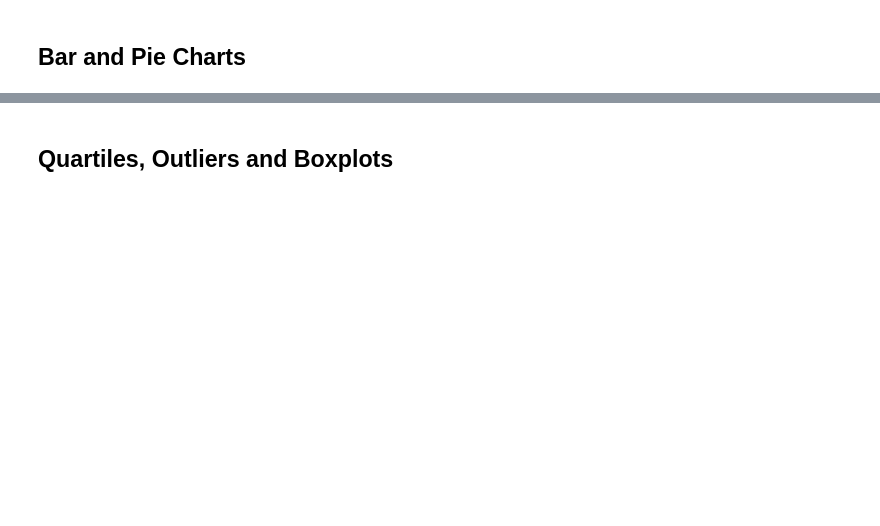
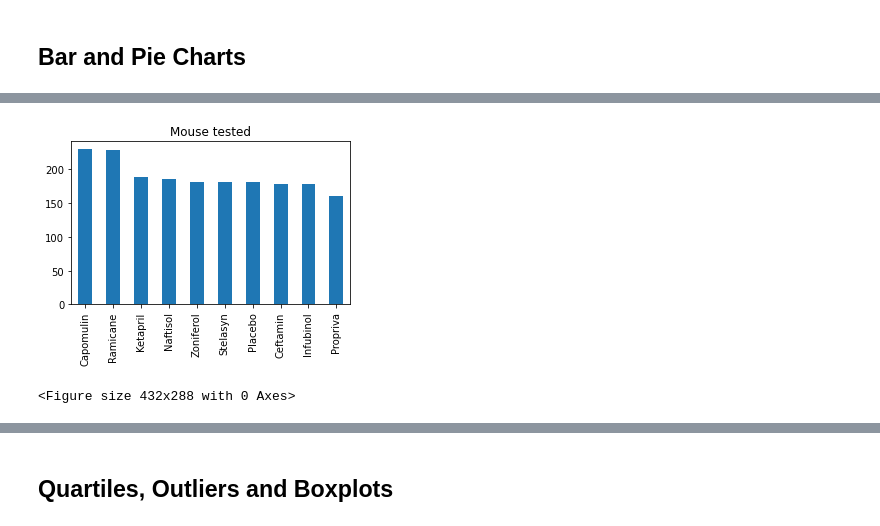
Before and after one commit to jeawills/Matplotlib_challenge, a Jupyter notebook: Case/Pymaceuticals-checkpoint.ipynb, the cells around one changed output, grey strips where cells are left out. Saved outputs shown, nothing was run; the diff lists cells and outputs as text; code cells hidden in the pictures; blank space fills up the shorter version.

```diff
--- a/Case/Pymaceuticals-checkpoint.ipynb
+++ b/Case/Pymaceuticals-checkpoint.ipynb
@@ -20,3 +16,7 @@ study_results_path = "data/Study_results.csv"
 # Read the mouse data and the study results
 mouse_metadata = pd.read_csv(mouse_metadata_path)
 study_results = pd.read_csv(study_results_path)
+# %%
+#combine files and display the data table for preview
+combine_data_df = pd.merge(mouse_metadata, study_results, on="Mouse ID", how="outer")
+combine_data_df
@@ -30,0 +78,3 @@ study_results = pd.read_csv(study_results_path)
+# %%
+clean_data = combine_data_df.drop(index=909)
+clean_data
@@ -45,2 +229,5 @@ study_results = pd.read_csv(study_results_path)
 # %% [markdown]
 ## Bar and Pie Charts
+# %%
+total_mouse = clean_data['Drug Regimen'].value_counts()
+total_mouse
@@ -47,4 +246,11 @@ study_results = pd.read_csv(study_results_path)
 # %%
 # Generate a bar plot showing the total number of unique mice tested on each drug regimen using pandas.
+total_mouse.plot(kind="bar", figsize=(5,3))
+plt.title("Mouse tested")
+plt.show()
+plt.tight_layout()
+# %% [output]
+[figure, added]
+<Figure size 432x288 with 0 Axes>
 # %%
 # Generate a bar plot showing the total number of unique mice tested on each drug regimen using pyplot.
```
Also changed, not shown: parts of 50 cells of this notebook.
